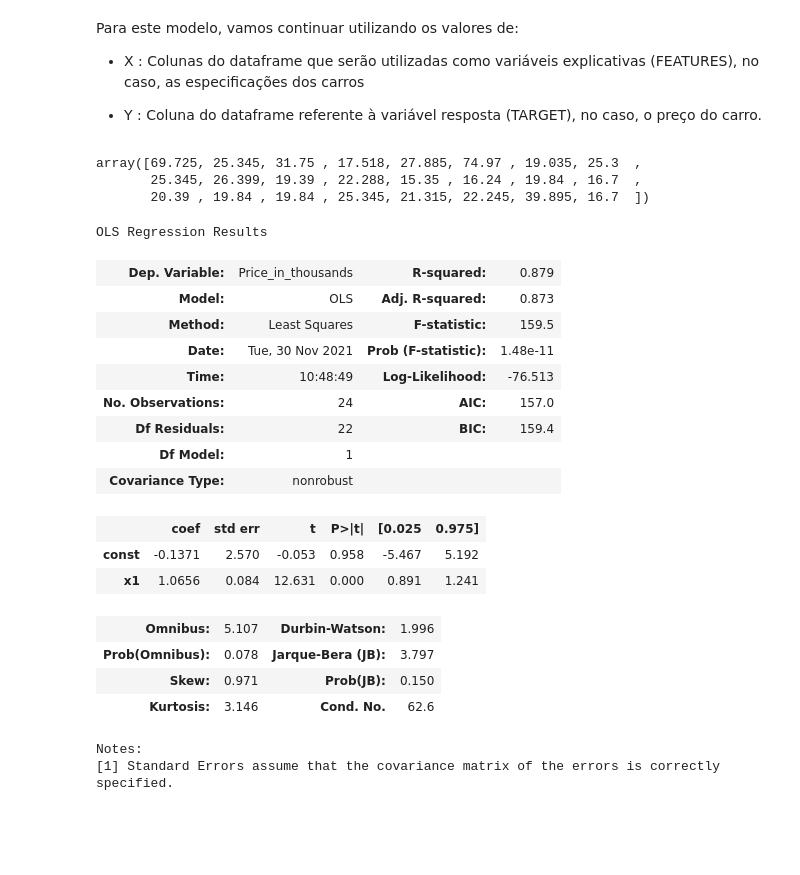
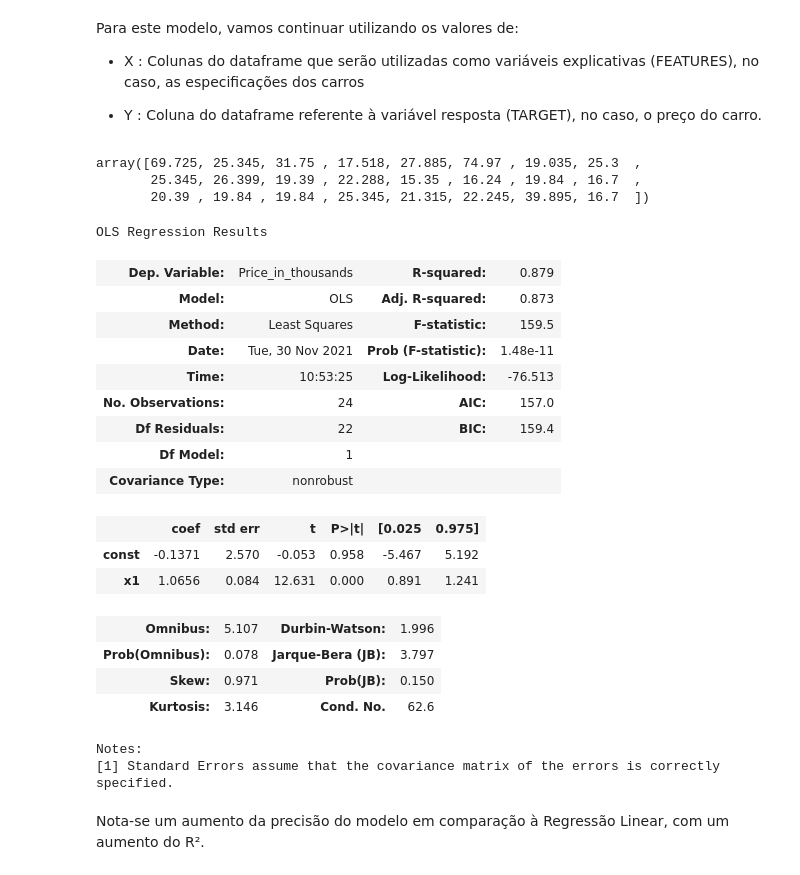
Before and after one commit to Diegobdm/PROJETO_2-CDados_2021.2, a Jupyter notebook: Modelagem.ipynb, the cells around one changed output. Drawn from its saved outputs; the diff is of its cells as text; code cells hidden in the pictures; blank space fills up the shorter version.

```diff
--- a/Modelagem.ipynb
+++ b/Modelagem.ipynb
@@ -656,37 +624,36 @@ regressor = DecisionTreeRegressor(random_state=0)
 # Ajustando o módulo regressor ao nosso projeto
 
 regressor.fit(x_train, y_train);
-# %%
-# predicting a new value
-
-# test the output by chan
-y_pred = regressor.predict(x_test)
-
-# print the predicted price
-y_pred
-# %% [output]
-array([69.725, 25.345, 31.75 , 17.518, 27.885, 74.97 , 19.035, 25.3  ,
-       25.345, 26.399, 19.39 , 22.288, 15.35 , 16.24 , 19.84 , 16.7  ,
-       20.39 , 19.84 , 19.84 , 25.345, 21.315, 22.245, 39.895, 16.7  ])
-# %%
-r = regress(y_test, y_pred)
-# %% [output]
-OLS Regression Results
-| Dep. Variable: | Price_in_thousands | R-squared: | 0.879 |
-| Model: | OLS | Adj. R-squared: | 0.873 |
-| Method: | Least Squares | F-statistic: | 159.5 |
-| Date: | Tue, 30 Nov 2021 | Prob (F-statistic): | 1.48e-11 |
-| Time: | 10:48:49 | Log-Likelihood: | -76.513 |
-| No. Observations: | 24 | AIC: | 157.0 |
-| Df Residuals: | 22 | BIC: | 159.4 |
-| Df Model: | 1 |  |  |
-| Covariance Type: | nonrobust |  |  |
-|  | coef | std err | t | P>|t| | [0.025 | 0.975] |
-| const | -0.1371 | 2.570 | -0.053 | 0.958 | -5.467 | 5.192 |
-| x1 | 1.0656 | 0.084 | 12.631 | 0.000 | 0.891 | 1.241 |
-| Omnibus: | 5.107 | Durbin-Watson: | 1.996 |
-| Prob(Omnibus): | 0.078 | Jarque-Bera (JB): | 3.797 |
-| Skew: | 0.971 | Prob(JB): | 0.150 |
-| Kurtosis: | 3.146 | Cond. No. | 62.6 |
-Notes:
-[1] Standard Errors assume that the covariance matrix of the errors is correctly specified.
+# %%
+# Prevendo o valor baseado nos teste
+y_pred = regressor.predict(x_test)
+# %% [output]
+array([69.725, 25.345, 31.75 , 17.518, 27.885, 74.97 , 19.035, 25.3  ,
+       25.345, 26.399, 19.39 , 22.288, 15.35 , 16.24 , 19.84 , 16.7  ,
+       20.39 , 19.84 , 19.84 , 25.345, 21.315, 22.245, 39.895, 16.7  ])
+# %%
+# Comparando os valores obtidos pela regressão e os valores reais
+r = regress(y_test, y_pred)
+r.summary()
+# %% [output]
+OLS Regression Results
+| Dep. Variable: | Price_in_thousands | R-squared: | 0.879 |
+| Model: | OLS | Adj. R-squared: | 0.873 |
+| Method: | Least Squares | F-statistic: | 159.5 |
+| Date: | Tue, 30 Nov 2021 | Prob (F-statistic): | 1.48e-11 |
+| Time: | 10:53:25 | Log-Likelihood: | -76.513 |
+| No. Observations: | 24 | AIC: | 157.0 |
+| Df Residuals: | 22 | BIC: | 159.4 |
+| Df Model: | 1 |  |  |
+| Covariance Type: | nonrobust |  |  |
+|  | coef | std err | t | P>|t| | [0.025 | 0.975] |
+| const | -0.1371 | 2.570 | -0.053 | 0.958 | -5.467 | 5.192 |
+| x1 | 1.0656 | 0.084 | 12.631 | 0.000 | 0.891 | 1.241 |
+| Omnibus: | 5.107 | Durbin-Watson: | 1.996 |
+| Prob(Omnibus): | 0.078 | Jarque-Bera (JB): | 3.797 |
+| Skew: | 0.971 | Prob(JB): | 0.150 |
+| Kurtosis: | 3.146 | Cond. No. | 62.6 |
+Notes:
+[1] Standard Errors assume that the covariance matrix of the errors is correctly specified.
+# %% [markdown]
+Nota-se um aumento da precisão do modelo em comparação à Regressão Linear, com um aumento do R².
```
Also changed, not shown: parts of 4 cells of this notebook.
